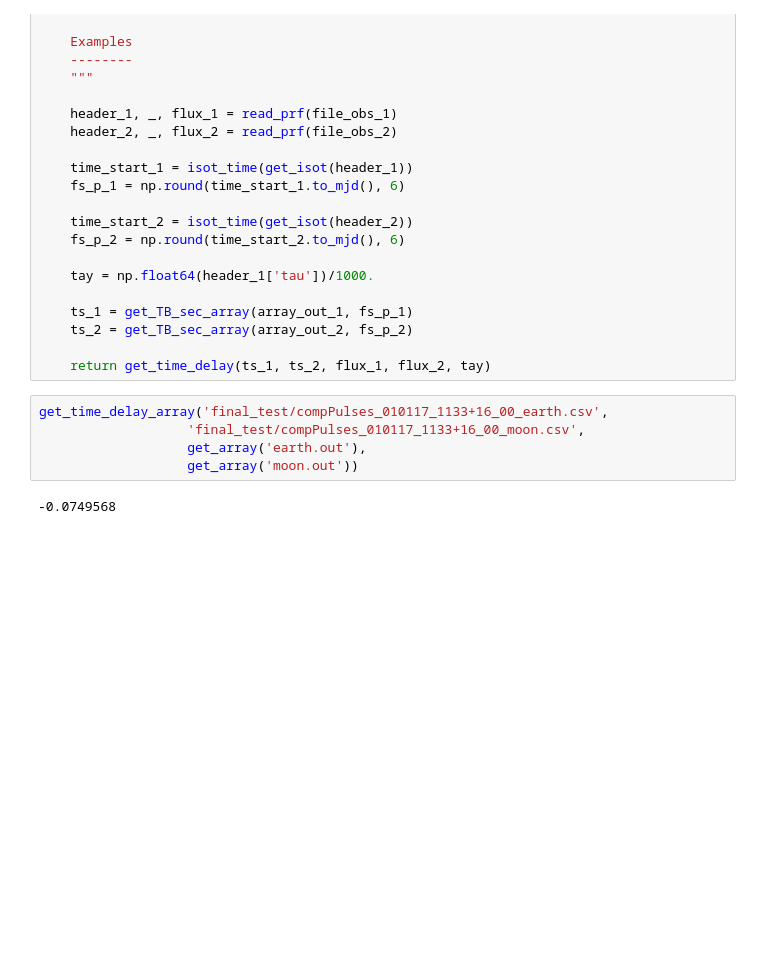
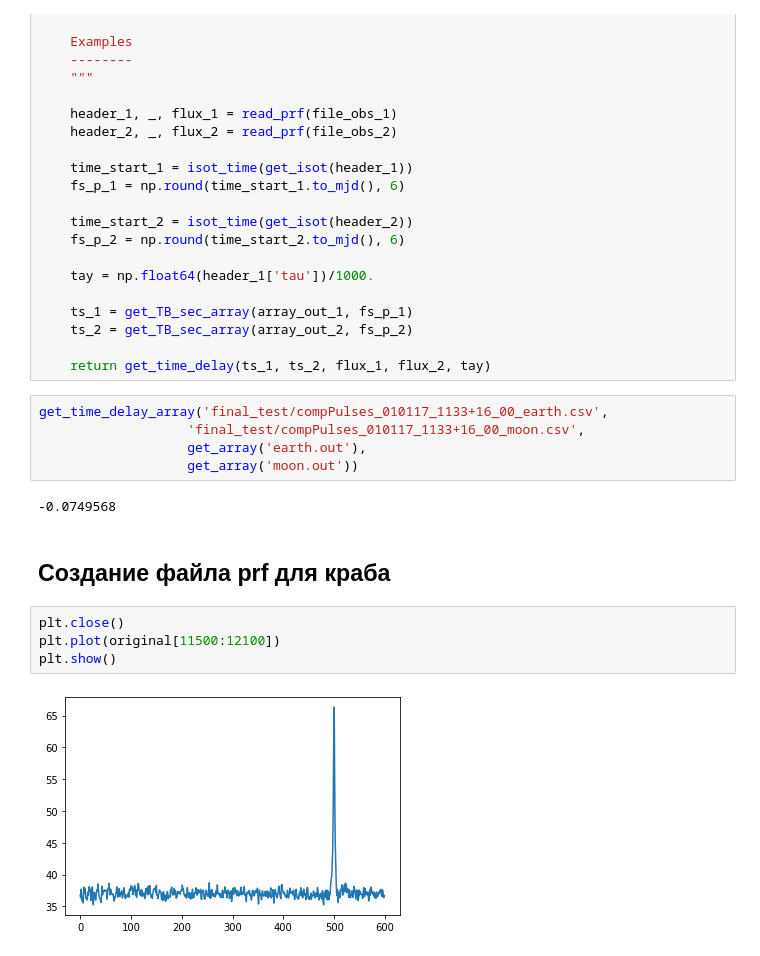
Before and after one commit to KazAndr/gpclock, a Jupyter notebook: develop_file.ipynb, the cells around one changed output. Cells and saved outputs as stored; diff of their text form; blank space fills up the shorter version.

```diff
--- a/develop_file.ipynb
+++ b/develop_file.ipynb
@@ -433,3 +433,11 @@ get_time_delay_array('final_test/compPulses_010117_1133+16_00_earth.csv',
                    get_array('moon.out'))
 # %% [output]
 -0.0749568
+# %% [markdown]
+## Создание файла prf для краба
+# %%
+plt.close()
+plt.plot(original[11500:12100])
+plt.show()
+# %% [output]
+[figure, added]
```
Also changed, not shown: parts of 8 cells of this notebook.
